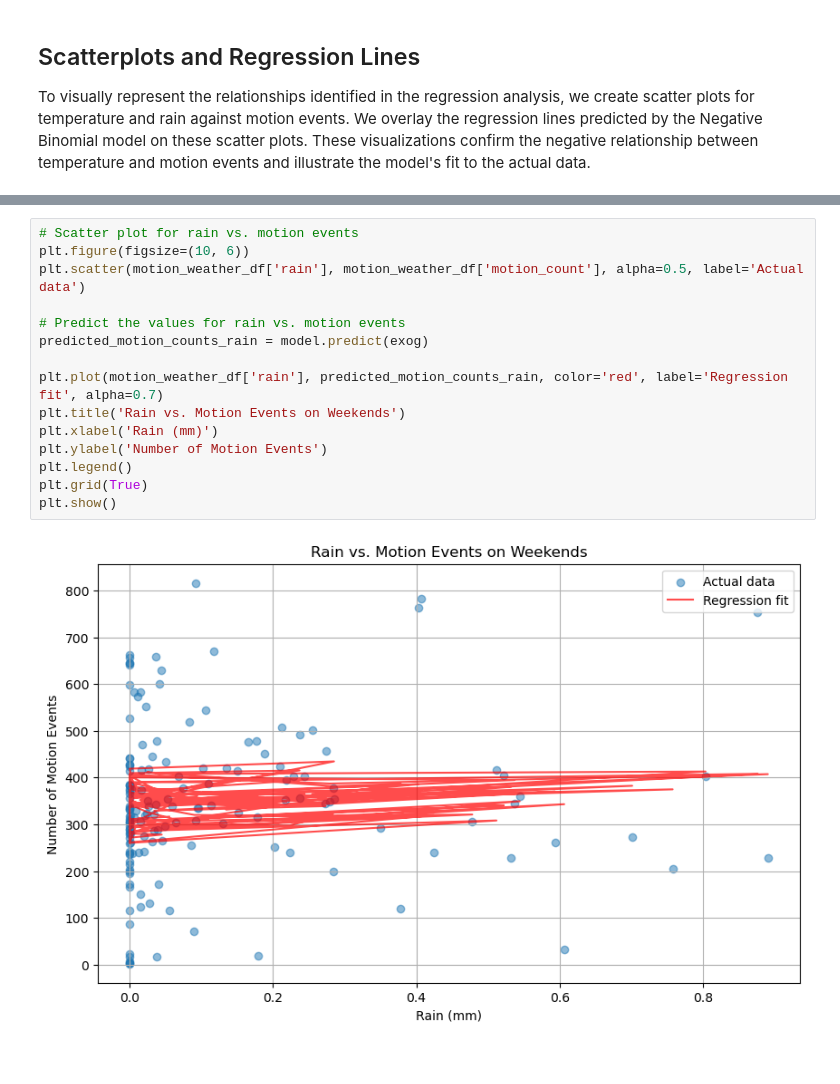
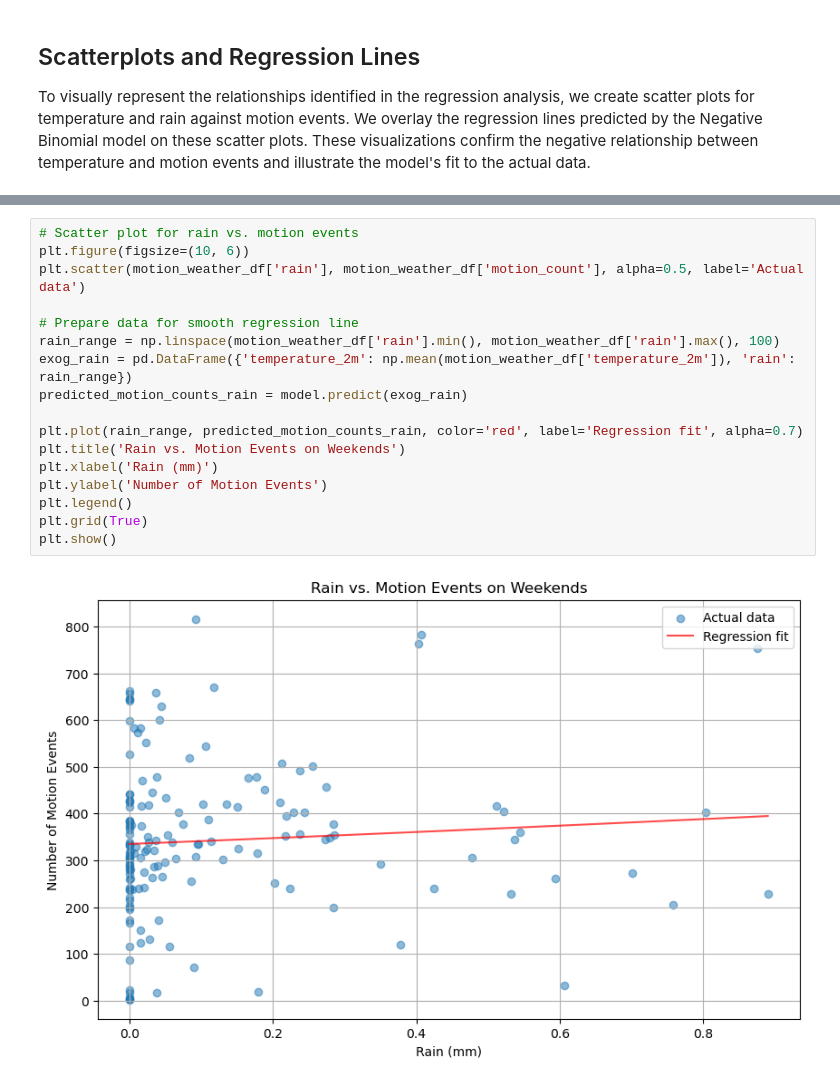
Before and after one commit to phipsrick/GA2024_1, a Jupyter notebook: report_temperature_and_motion.ipynb, the cells around one changed output, grey strips where cells are left out. Saved outputs shown, nothing was run; the diff lists cells and outputs as text.

```diff
--- a/report_temperature_and_motion.ipynb
+++ b/report_temperature_and_motion.ipynb
@@ -249,17 +245,19 @@ plt.show()
 # %%
 # Scatter plot for rain vs. motion events
 plt.figure(figsize=(10, 6))
 plt.scatter(motion_weather_df['rain'], motion_weather_df['motion_count'], alpha=0.5, label='Actual data')
 
-# Predict the values for rain vs. motion events
-predicted_motion_counts_rain = model.predict(exog)
+# Prepare data for smooth regression line
+rain_range = np.linspace(motion_weather_df['rain'].min(), motion_weather_df['rain'].max(), 100)
+exog_rain = pd.DataFrame({'temperature_2m': np.mean(motion_weather_df['temperature_2m']), 'rain': rain_range})
+predicted_motion_counts_rain = model.predict(exog_rain)
 
-plt.plot(motion_weather_df['rain'], predicted_motion_counts_rain, color='red', label='Regression fit', alpha=0.7)
+plt.plot(rain_range, predicted_motion_counts_rain, color='red', label='Regression fit', alpha=0.7)
 plt.title('Rain vs. Motion Events on Weekends')
 plt.xlabel('Rain (mm)')
 plt.ylabel('Number of Motion Events')
 plt.legend()
 plt.grid(True)
 plt.show()
 # %% [output]
-[figure, old version]
+[figure, new version]
```
Also changed, not shown: parts of 2 cells of this notebook.
